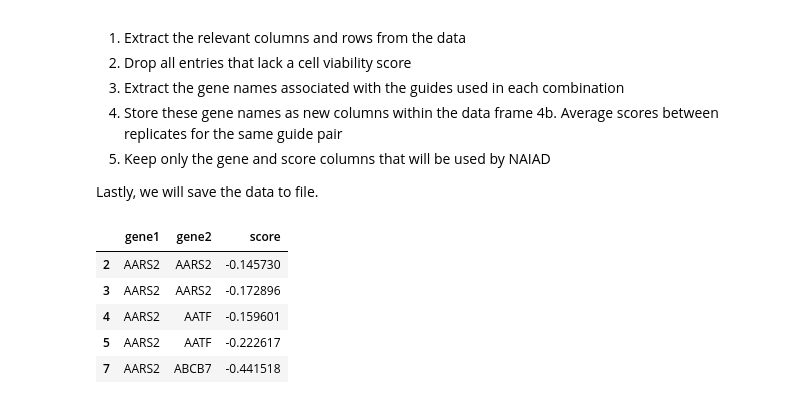
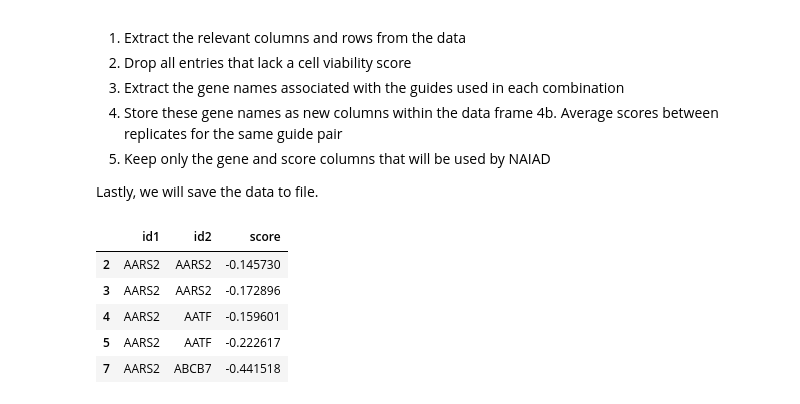
Before and after one commit to NeptuneBio/NAIAD, a Jupyter notebook: tutorials/data_preparation_tutorial.ipynb, the cells around one changed output. Saved outputs shown, nothing was run; the diff lists cells and outputs as text; code cells hidden in the pictures.

```diff
--- a/tutorials/data_preparation_tutorial.ipynb
+++ b/tutorials/data_preparation_tutorial.ipynb
@@ -240,34 +242,34 @@ Lastly, we will save the data to file.
 # %%
 # 1. Extract the relevant columns and rows from the data
 # 2. Drop all entries that lack a cell viability score
 horlbeck_data = horlbeck_data.iloc[1:, 0:3]                        # drop first row, and only take columns 0-2
 horlbeck_data.columns = ['guides', 'score1', 'score2']             # rename the columns to something more convenient
 horlbeck_data = horlbeck_data[~horlbeck_data['score1'].isna()]     # drop combinations from replicate 1 without a score
 horlbeck_data = horlbeck_data[~horlbeck_data['score2'].isna()]     # drop combinations from replicate 1 without a score
 
 
 # 3. Extract the gene names associated with the guides used in each combination
 gene_pairs = horlbeck_data.iloc[:, 0]
 g1, g2 = zip(*[[g.split('_')[0] for g in pair.split('++')] for pair in gene_pairs])
 
 
 # 4. Store these gene names as new columns within the data frame
-horlbeck_data['gene1'] = g1
-horlbeck_data['gene2'] = g2
+horlbeck_data['id1'] = g1
+horlbeck_data['id2'] = g2
 
 # 4b. Average scores between replicates for the same guide pair
 horlbeck_data['score'] = (horlbeck_data['score1'].astype(np.float32) + horlbeck_data['score2'].astype(np.float32)) / 2
 
 # 5. Keep only the gene and score columns that will be used by NAIAD
-horlbeck_data = horlbeck_data.loc[:, ['gene1', 'gene2', 'score']]
+horlbeck_data = horlbeck_data.loc[:, ['id1', 'id2', 'score']]
 
 # save data to file
 horlbeck_comb_file = os.path.join(horlbeck_dir, 'horlbeck_gamma_score.csv')
 horlbeck_data.to_csv(horlbeck_comb_file)
 
 horlbeck_data.head()
 # %% [output]
-|  | gene1 | gene2 | score |
+|  | id1 | id2 | score |
 | 2 | AARS2 | AARS2 | -0.145730 |
 | 3 | AARS2 | AARS2 | -0.172896 |
 | 4 | AARS2 | AATF | -0.159601 |
```
Also changed, not shown: parts of 10 cells of this notebook, 10 other files.
